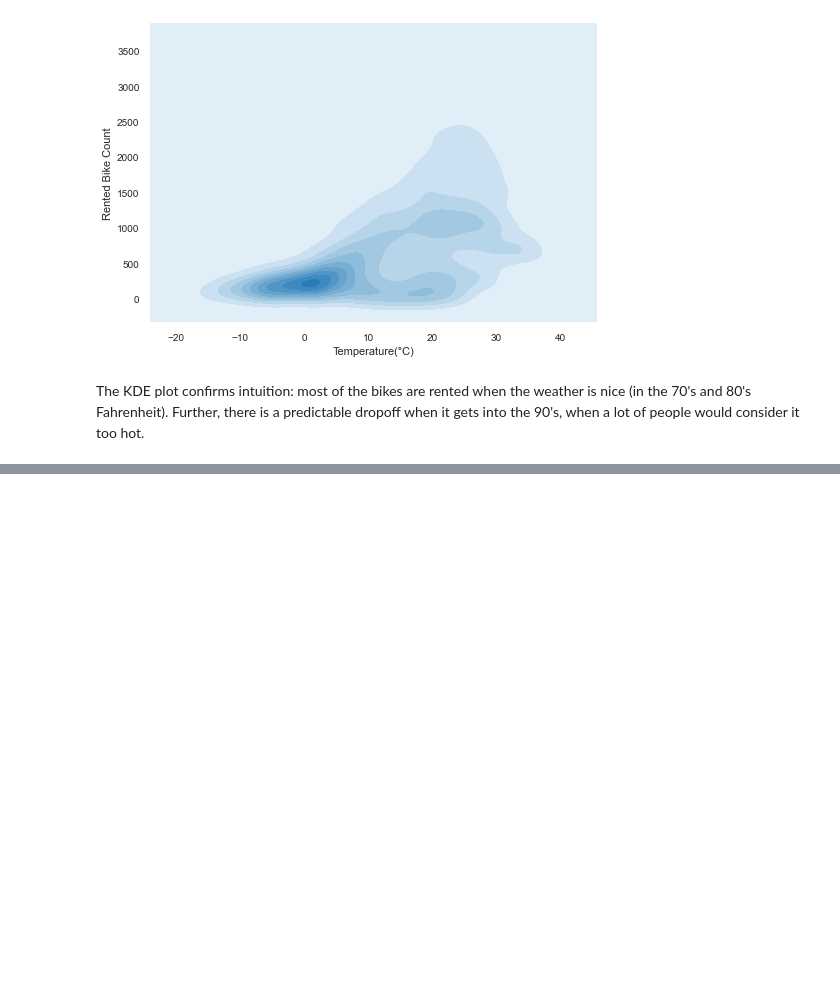
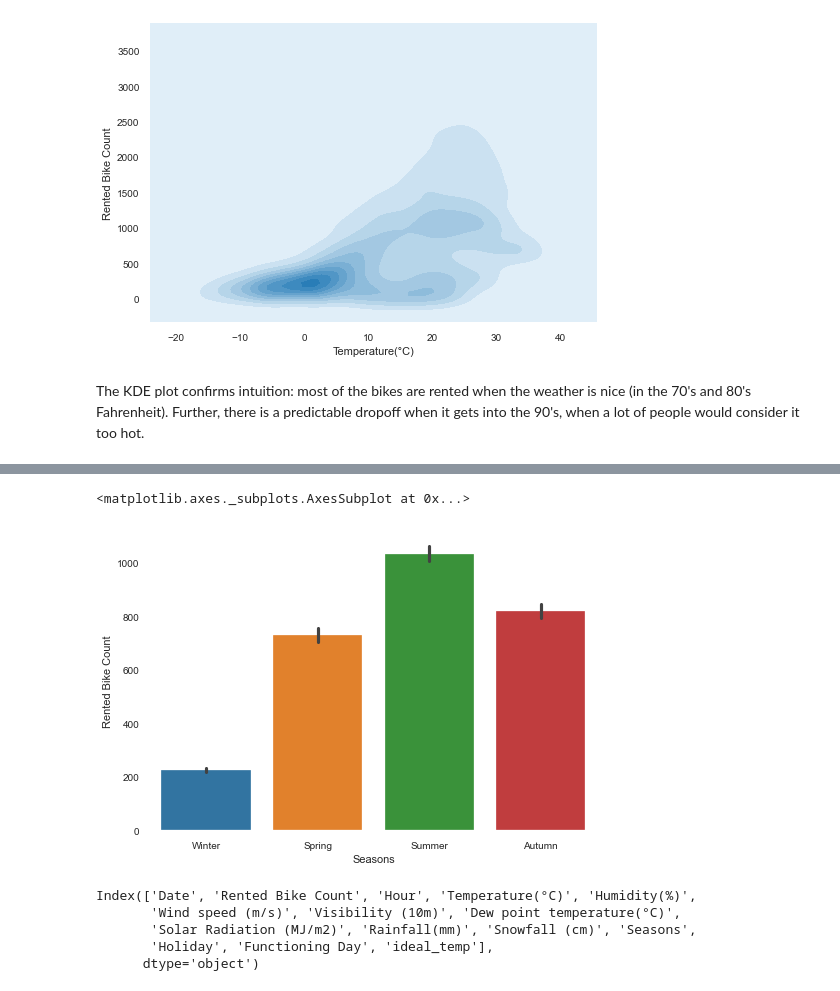
Before and after one commit to tahentx/bikeshare, a Jupyter notebook: bikeshare_eda.ipynb, the cells around one changed output, grey strips where cells are left out. Drawn from its saved outputs; the diff is of its cells as text; code cells hidden in the pictures; blank space fills up the shorter version.

```diff
--- a/bikeshare_eda.ipynb
+++ b/bikeshare_eda.ipynb
@@ -62,0 +108,5 @@ df.to_pickle('./bikeshare.pkl')
+# %%
+sns.barplot(x=df['Seasons'],y=df['Rented Bike Count'])
+# %% [output]
+<matplotlib.axes._subplots.AxesSubplot at 0x...>
+[figure, added]
@@ -62,0 +115,8 @@ df.to_pickle('./bikeshare.pkl')
+# %%
+df.columns
+# %% [output]
+Index(['Date', 'Rented Bike Count', 'Hour', 'Temperature(°C)', 'Humidity(%)',
+       'Wind speed (m/s)', 'Visibility (10m)', 'Dew point temperature(°C)',
+       'Solar Radiation (MJ/m2)', 'Rainfall(mm)', 'Snowfall (cm)', 'Seasons',
+       'Holiday', 'Functioning Day', 'ideal_temp'],
+      dtype='object')
```
Also changed, not shown: parts of 10 cells of this notebook.
